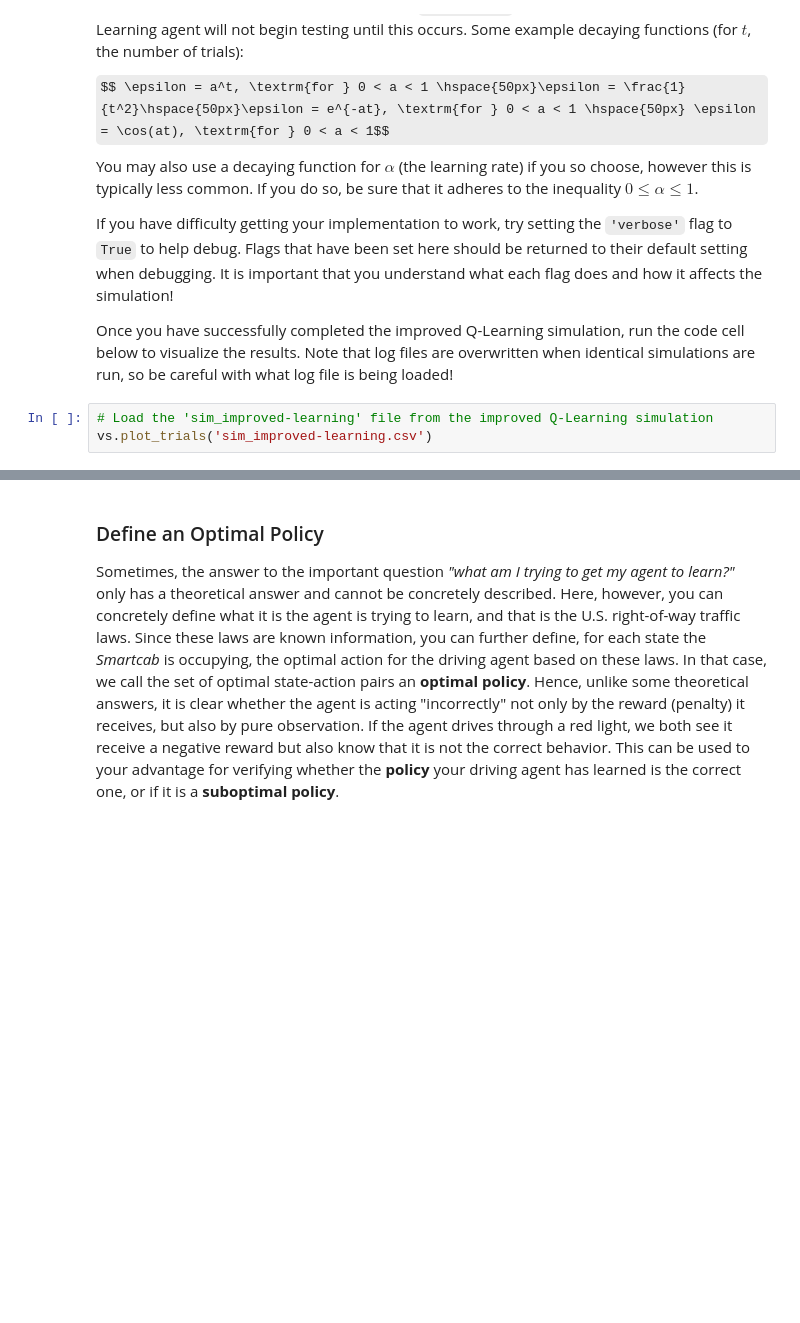
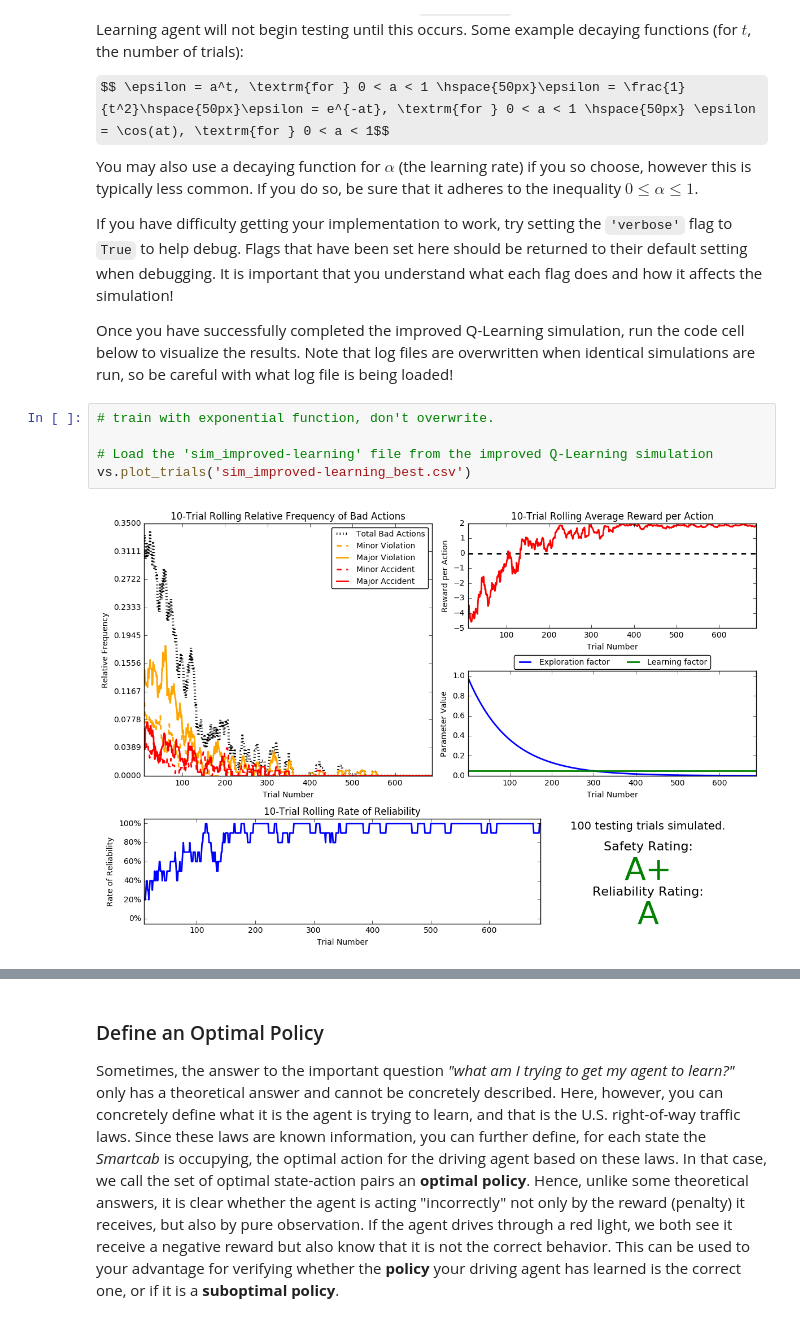
Before and after one commit to AaronRanAn/Udacity_MLNano_Proj_4_Smart_Cab, a Jupyter notebook: smartcab.ipynb, the cells around one changed output, grey strips where cells are left out. Saved outputs shown, nothing was run; the diff lists cells and outputs as text; some formulas as TeX source; blank space fills up the shorter version.

```diff
--- a/smartcab.ipynb
+++ b/smartcab.ipynb
@@ -383,5 +395,9 @@ If you have difficulty getting your implementation to work, try setting the `'ve
 
 Once you have successfully completed the improved Q-Learning simulation, run the code cell below to visualize the results. Note that log files are overwritten when identical simulations are run, so be careful with what log file is being loaded!
 # %%
+# train with exponential function, don't overwrite.
+
 # Load the 'sim_improved-learning' file from the improved Q-Learning simulation
-vs.plot_trials('sim_improved-learning.csv')
+vs.plot_trials('sim_improved-learning_best.csv')
+# %% [output]
+[figure, added]
```
Also changed, not shown: parts of 14 cells of this notebook, 1 other file.
